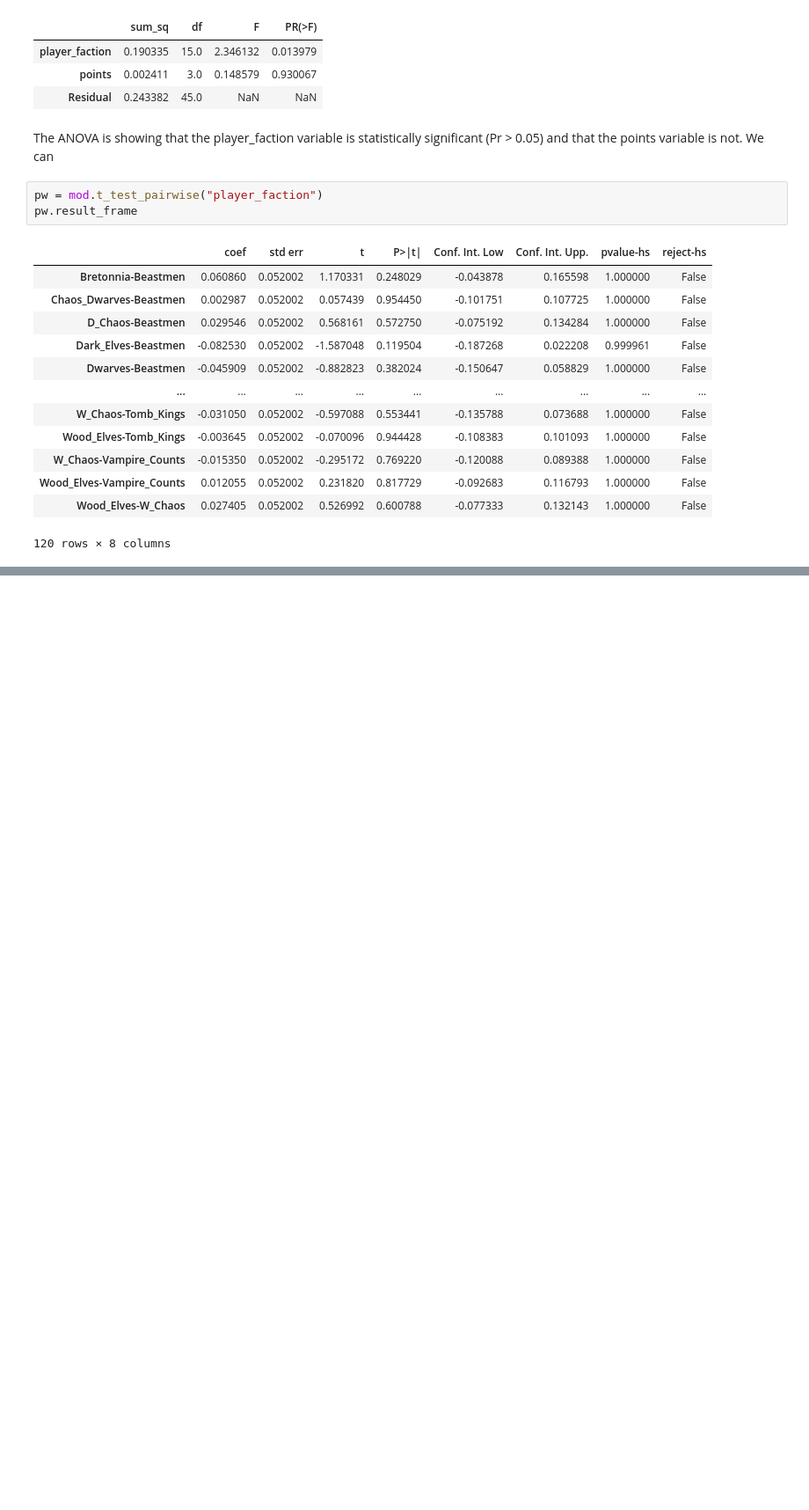
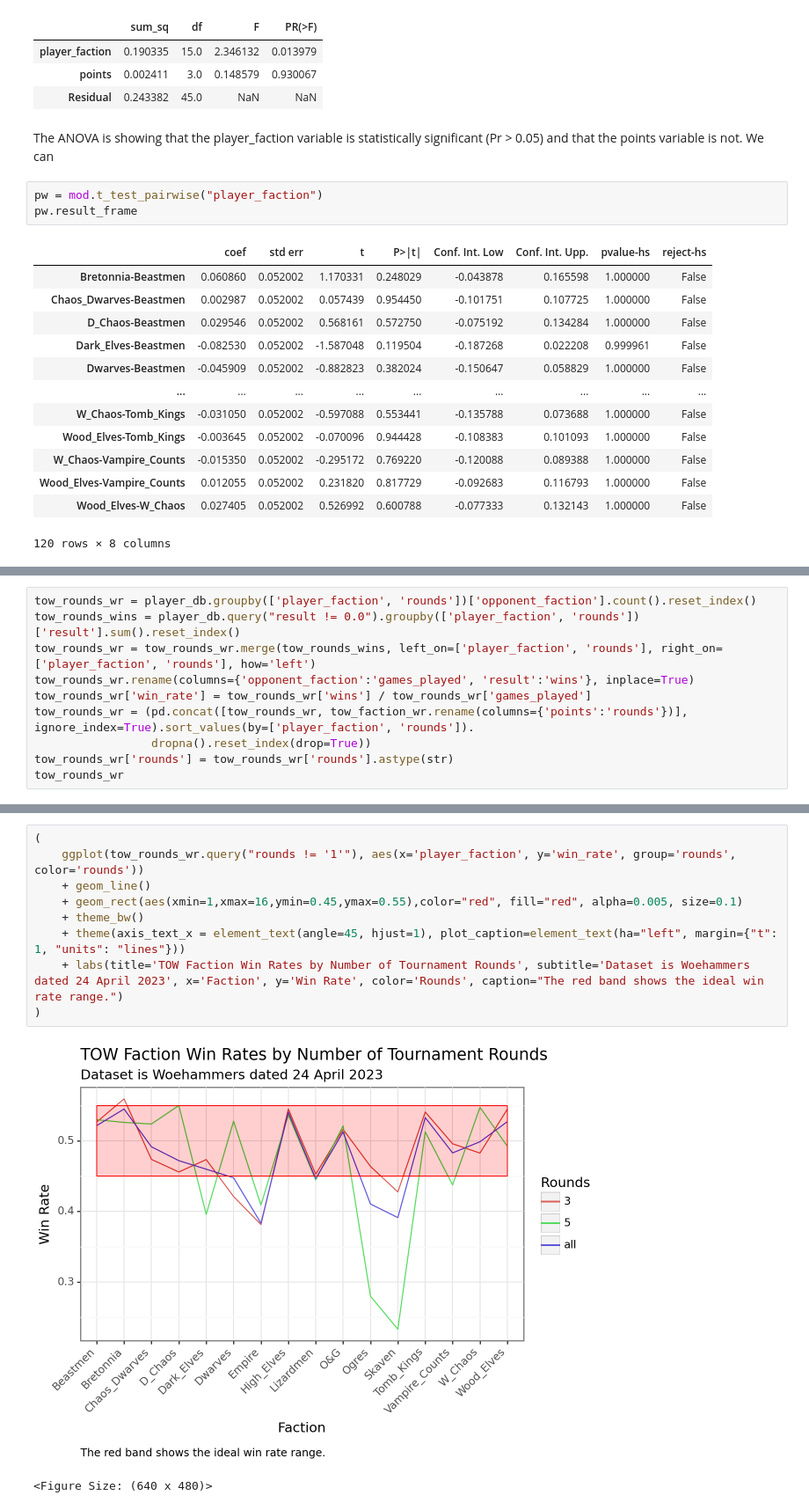
Before and after one commit to jacoblundeen/tow_analysis, a Jupyter notebook: tow_analysis.ipynb, the cells around one changed output, grey strips where cells are left out. Shown at 88% size. Drawn from its saved outputs; the diff is of its cells as text; blank space fills up the shorter version.

Commit message:
Added by tournament length section.

```diff
--- a/tow_analysis.ipynb
+++ b/tow_analysis.ipynb
@@ -234,0 +244,10 @@ pw.result_frame
+# %%
+tow_rounds_wr = player_db.groupby(['player_faction', 'rounds'])['opponent_faction'].count().reset_index()
+tow_rounds_wins = player_db.query("result != 0.0").groupby(['player_faction', 'rounds'])['result'].sum().reset_index()
+tow_rounds_wr = tow_rounds_wr.merge(tow_rounds_wins, left_on=['player_faction', 'rounds'], right_on=['player_faction', 'rounds'], how='left')
+tow_rounds_wr.rename(columns={'opponent_faction':'games_played', 'result':'wins'}, inplace=True)
+tow_rounds_wr['win_rate'] = tow_rounds_wr['wins'] / tow_rounds_wr['games_played']
+tow_rounds_wr = (pd.concat([tow_rounds_wr, tow_faction_wr.rename(columns={'points':'rounds'})], ignore_index=True).sort_values(by=['player_faction', 'rounds']).
+                 dropna().reset_index(drop=True))
+tow_rounds_wr['rounds'] = tow_rounds_wr['rounds'].astype(str)
+tow_rounds_wr
@@ -234,0 +268,12 @@ pw.result_frame
+# %%
+(
+    ggplot(tow_rounds_wr.query("rounds != '1'"), aes(x='player_faction', y='win_rate', group='rounds', color='rounds'))
+    + geom_line()
+    + geom_rect(aes(xmin=1,xmax=16,ymin=0.45,ymax=0.55),color="red", fill="red", alpha=0.005, size=0.1)
+    + theme_bw()
+    + theme(axis_text_x = element_text(angle=45, hjust=1), plot_caption=element_text(ha="left", margin={"t": 1, "units": "lines"}))
+    + labs(title='TOW Faction Win Rates by Number of Tournament Rounds', subtitle='Dataset is Woehammers dated 24 April 2023', x='Faction', y='Win Rate', color='Rounds', caption="The red band shows the ideal win rate range.")
+)
+# %% [output]
+[figure, added]
+<Figure Size: (640 x 480)>
```
Also changed, not shown: parts of 7 cells of this notebook, 1 other file.
